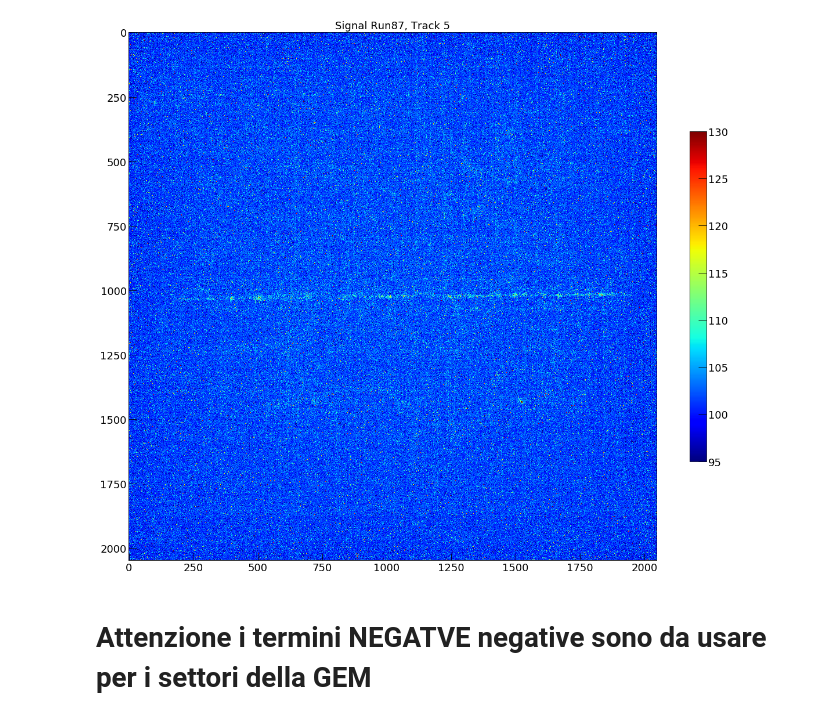
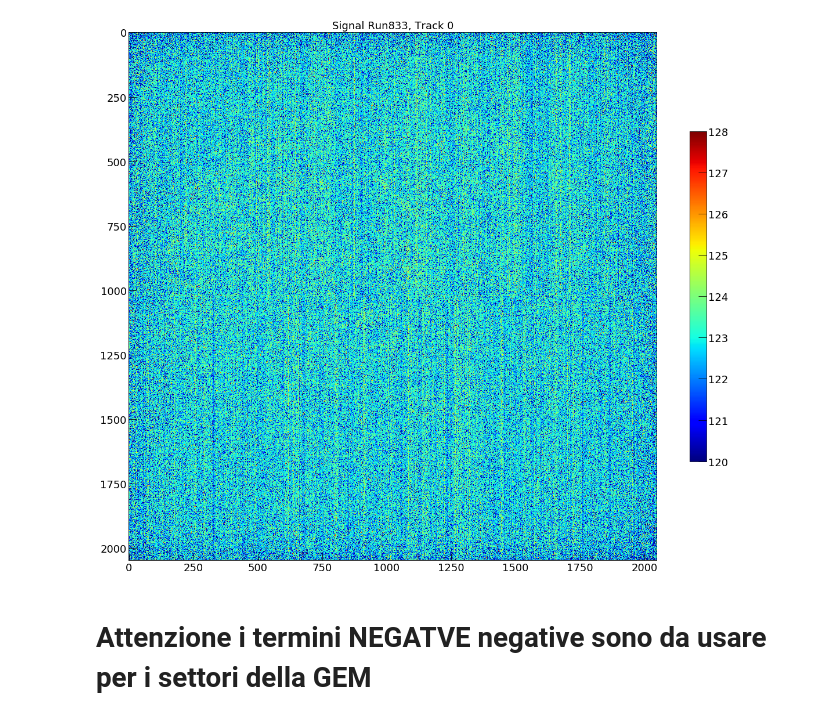
Before and after one commit to gmazzitelli/cygno, a Jupyter notebook: ImageProfiles-Calibration.ipynb, the cells around one changed output. Saved outputs shown, nothing was run; the diff lists cells and outputs as text; code cells hidden in the pictures.

```diff
--- a/ImageProfiles-Calibration.ipynb
+++ b/ImageProfiles-Calibration.ipynb
@@ -13,11 +13,11 @@ pixelscale  = 0.125 #55e-3 #Orange 0.125 for lemonn mm/pixel
 # %%
 
 nsigma      = 1
-run         = 87
-traccia     = 5 #3
+run         = 833
+traccia     = 0 #3
 cimax       = 130
 cimin       = 95# 85
-dataSelection = 'BTF'
+dataSelection = 'LAB'
 image = cy.swift_read_image_h5(cy.imageFile2FullPathCygnus(dataSelection, run, traccia))
 try:
     fileoutm = ("./data/run%d_mean.h5" % (run))
@@ -49,6 +49,6 @@ Sigma mean: 2.67, sigma: 2.13, over th. (50) 12
 # %%
 ###### avarege NumImage
-NumImage = 1
+NumImage = 50
 max_image=np.size(cy.swift_listdir(cy.file2FullPathCygnus(dataSelection, run, 'H5')))
 print ("# of Image Files: %d" % (max_image))
 for iImg in range(0, NumImage):
@@ -62,11 +77,13 @@ nan nan
 # %%
 cy.set_atlas_style("large")
+cimax       = 128
+cimin       = 120
 plt.imshow(image, vmin=cimin,vmax=cimax, cmap='jet')
 plt.colorbar(shrink=0.5)
 plt.title("Signal Run%d, Track %d" % (run, traccia))
 plt.show()
 # %% [output]
-[figure, old version]
+[figure, new version]
 # %% [markdown]
 # Attenzione i termini NEGATVE negative sono da usare per i settori della GEM
 # %%
```
Also changed, not shown: parts of 2 cells of this notebook, 13 other files.
